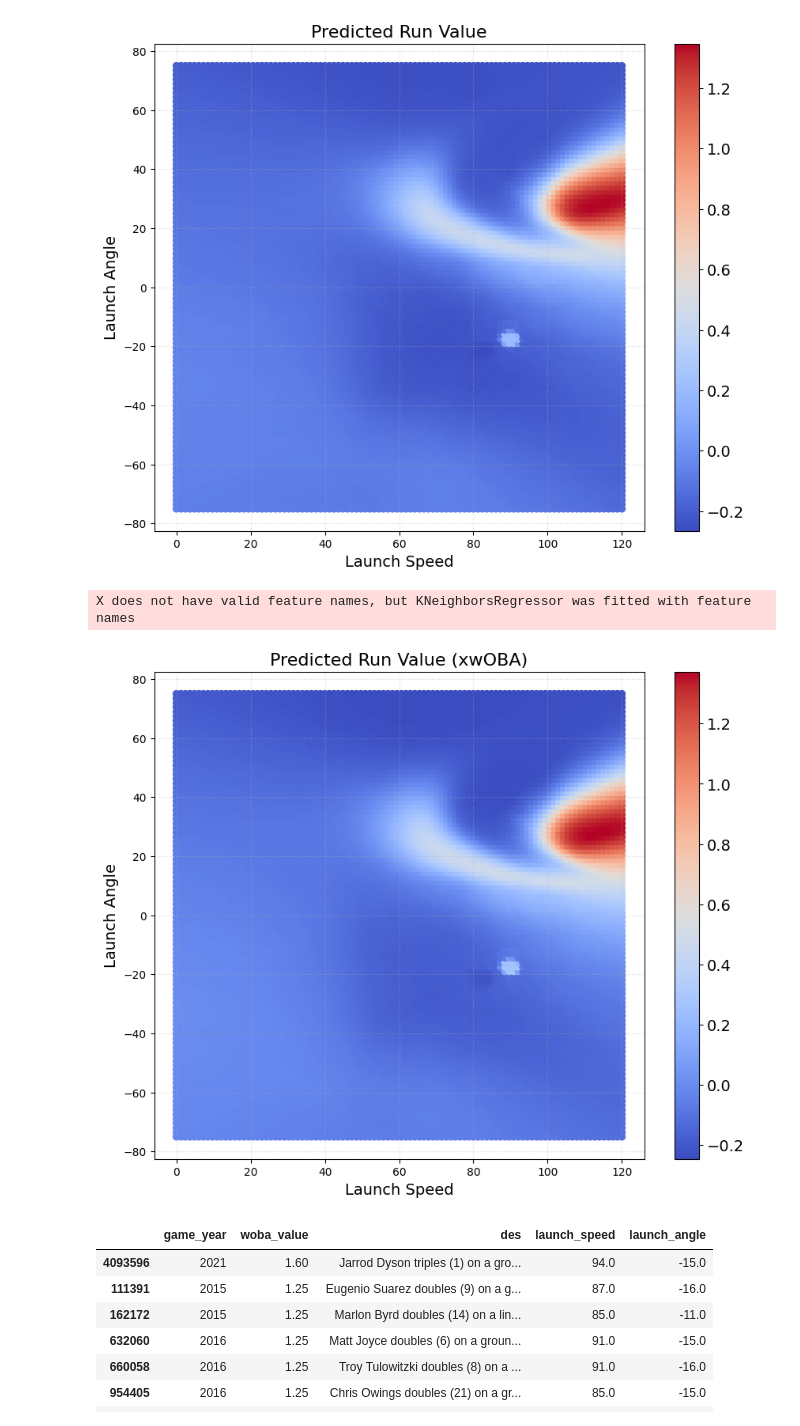
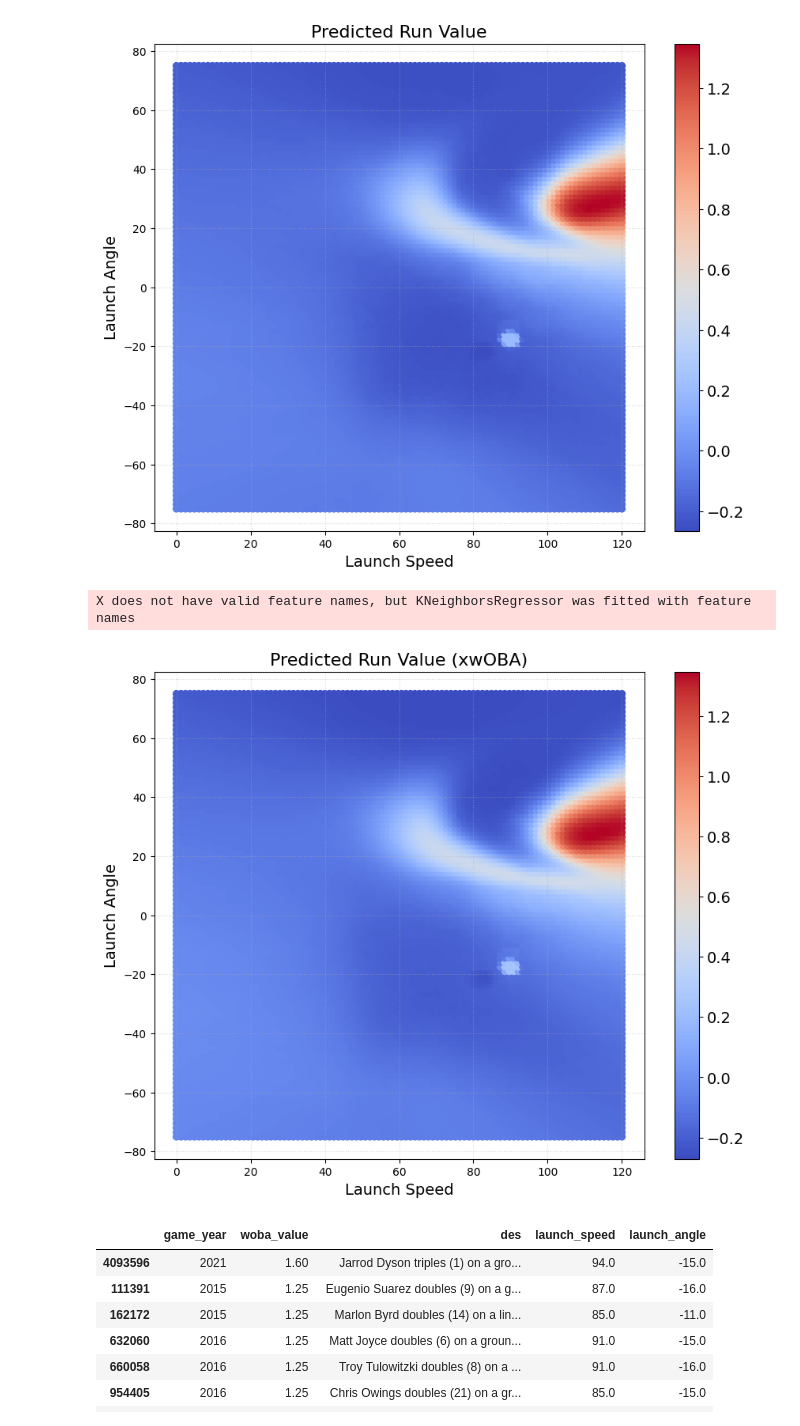
Before and after one commit to sam-walsh/xERA_plus, a Jupyter notebook: xERA_plus.ipynb, the cells around one changed output. Saved outputs shown, nothing was run; the diff lists cells and outputs as text; code cells hidden in the pictures.

Commit message:
updated plots

```diff
--- a/xERA_plus.ipynb
+++ b/xERA_plus.ipynb
@@ -570,35 +570,35 @@ X_train, X_test, y_train, y_test = train_test_split(X, y_woba, test_size=0.2, ra
 knn_woba = joblib.load('knn_woba.joblib')
 y_pred_woba = knn_woba.predict(X_pred)
 
 del knn_woba
 
 # Use StandardScaler to scale pred_woba_value
 scaler = StandardScaler()
 y_pred_woba_scaled = scaler.fit_transform(y_pred_woba.reshape(-1, 1))
 
-df_pred['pred_woba_converted_rv'] = (y_pred_woba-0.3)/1.208 # convert woba to rv using value of out and wOBA scale
+df_pred['pred_woba_converted_rv'] = (y_pred_woba-0.33)/1.208 # convert woba to rv using value of out and wOBA scale
 df_pred['pred_woba_value_scaled'] = y_pred_woba_scaled
 
 plt.figure(figsize=(10, 8))
 scatter = plt.scatter(df_pred['launch_speed'], df_pred['launch_angle'], c=df_pred['pred_woba_converted_rv'], cmap='coolwarm')
 
 # Add a colorbar
 cbar = plt.colorbar(scatter, label='')
 cbar.ax.tick_params(labelsize=14)  # Increase colorbar tick size
 
 # Add grid
 plt.grid(True, linestyle=':', alpha=0.5)
 
 # Set the title and labels, increase their size
 plt.title('Predicted Run Value (xwOBA)', fontsize=16)
 plt.xlabel('Launch Speed', fontsize=14)
 plt.ylabel('Launch Angle', fontsize=14)
 
 # Show the plot
 plt.show()
 # %% [output]
 X does not have valid feature names, but KNeighborsRegressor was fitted with feature names
-[figure, old version]
+[figure, new version]
 # %%
 pd.set_option('display.max_colwidth', None)
 
```
Also changed, not shown: parts of 1 cell of this notebook.
